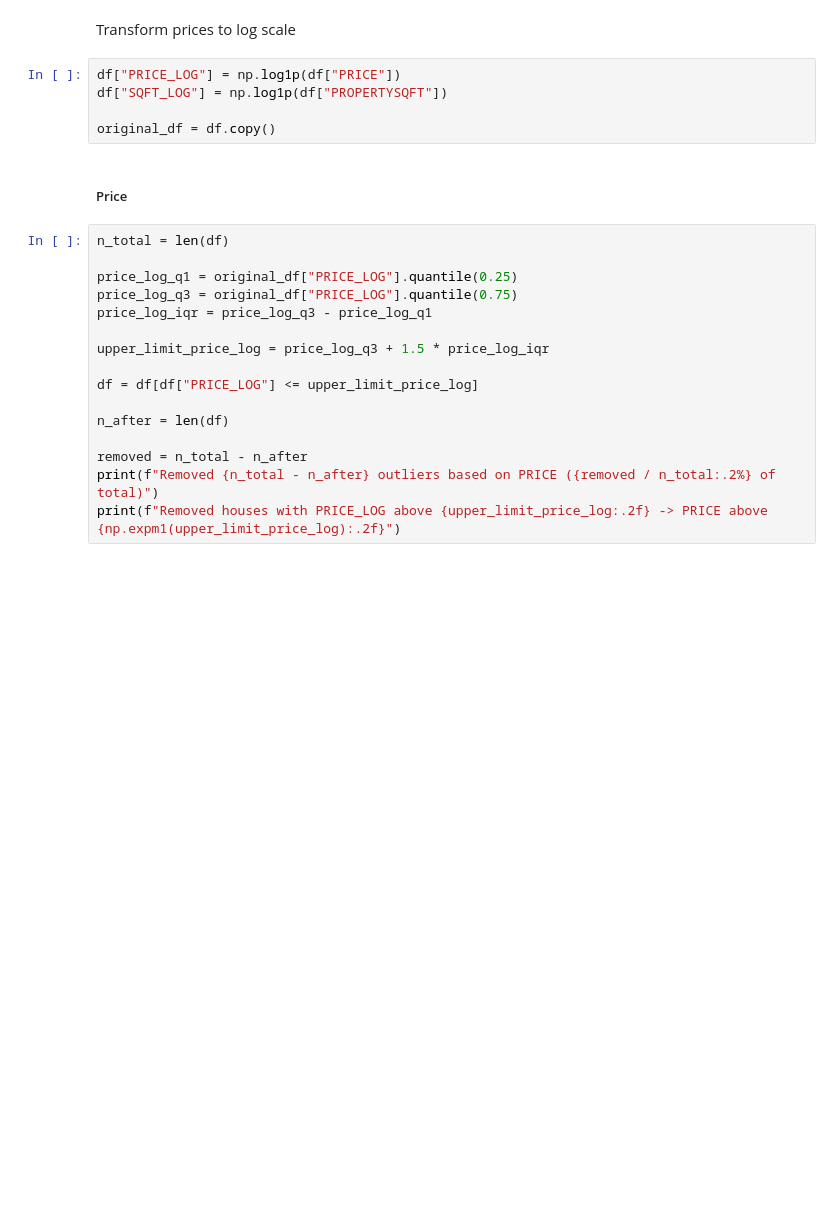
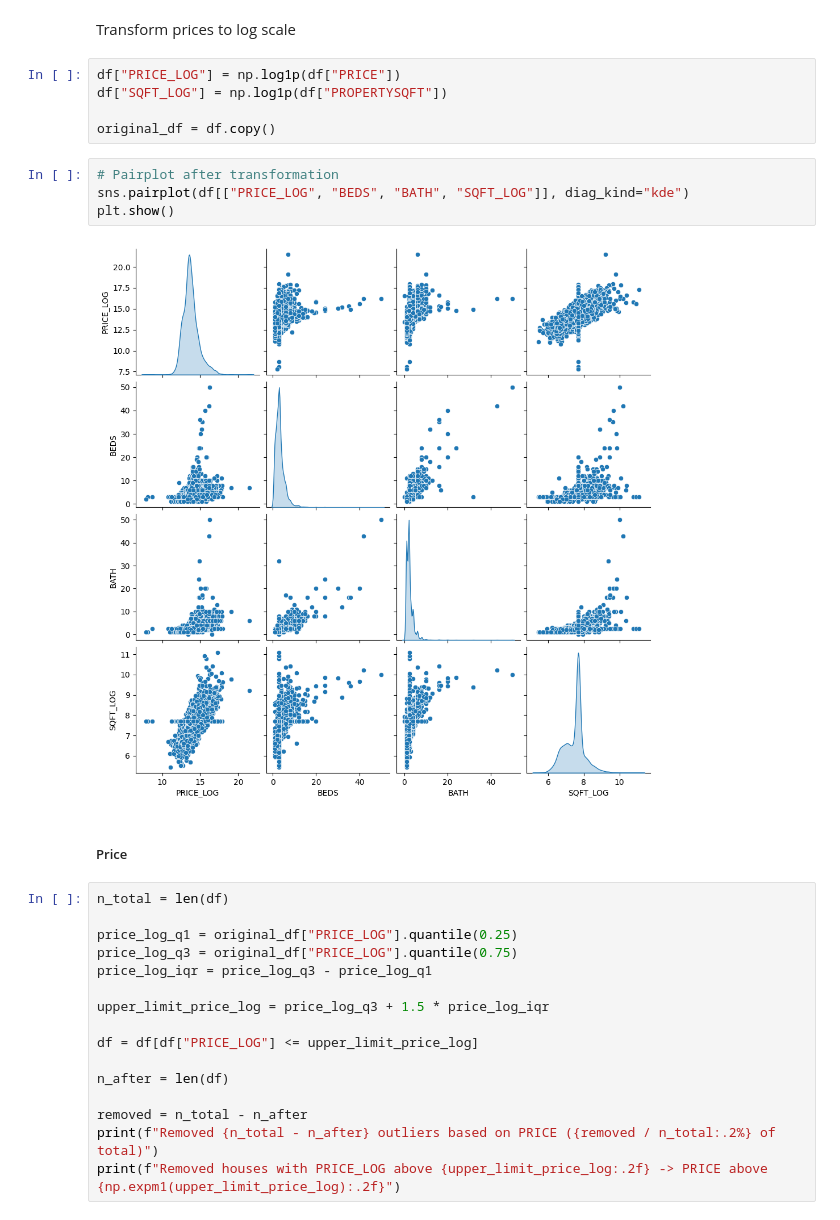
Before and after one commit to Presmanes3/ML_Pipeline, a Jupyter notebook: notebooks/01_data_exploration.ipynb, the cells around one changed output. Cells and saved outputs as stored; diff of their text form; blank space fills up the shorter version.

```diff
--- a/notebooks/01_data_exploration.ipynb
+++ b/notebooks/01_data_exploration.ipynb
@@ -200,6 +201,12 @@ df["PRICE_LOG"] = np.log1p(df["PRICE"])
 df["SQFT_LOG"] = np.log1p(df["PROPERTYSQFT"])
 
 original_df = df.copy()
+# %%
+# Pairplot after transformation
+sns.pairplot(df[["PRICE_LOG", "BEDS", "BATH", "SQFT_LOG"]], diag_kind="kde")
+plt.show()
+# %% [output]
+[figure, added]
 # %% [markdown]
 ##### Price
 # %%
```
Also changed, not shown: parts of 20 cells of this notebook, 7 other files.
